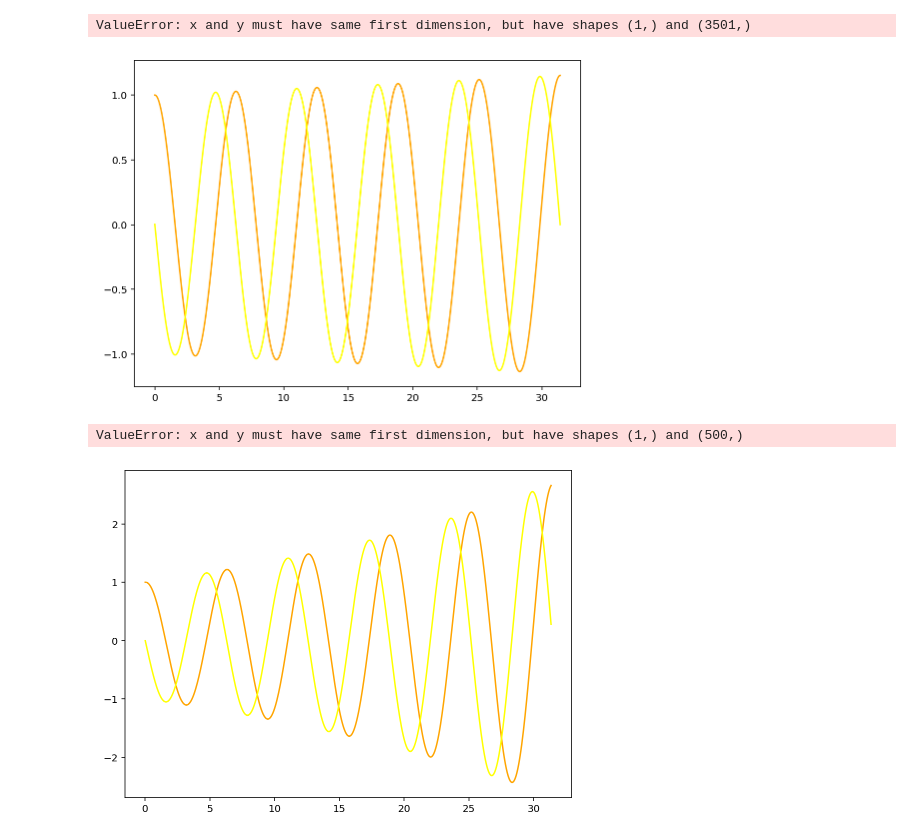
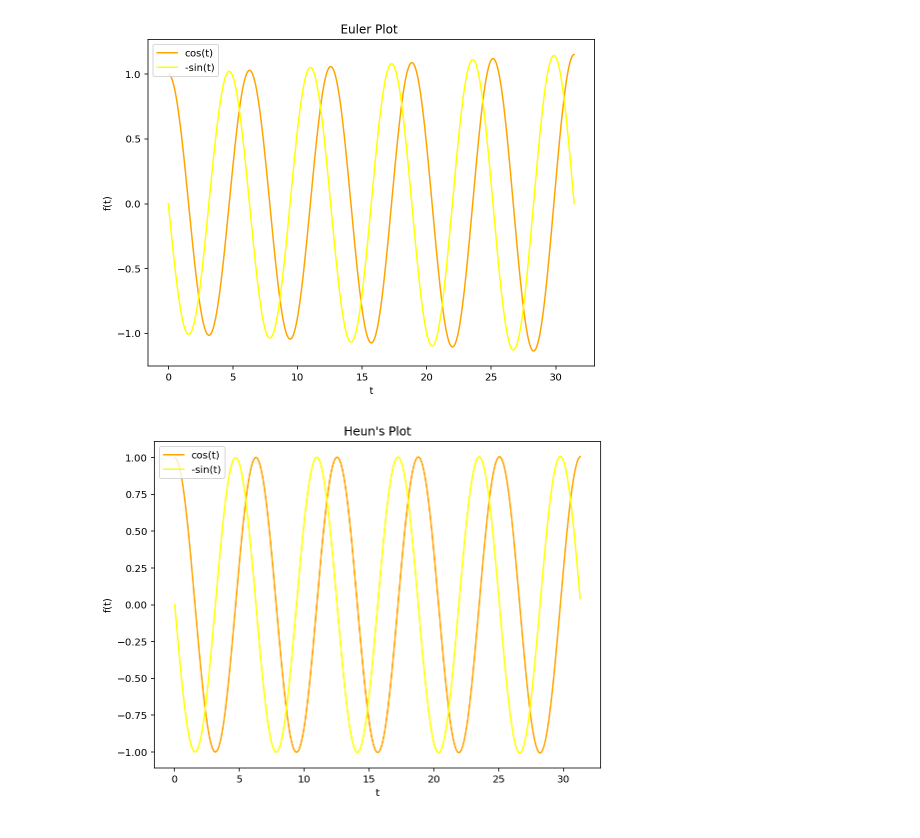
Before and after one commit to chapman-phys220-2018f/cw11-sorry-dressel, a Jupyter notebook: cw11.ipynb, the cells around one changed output. Drawn from its saved outputs; the diff is of its cells as text; code cells hidden in the pictures.

```diff
--- a/cw11.ipynb
+++ b/cw11.ipynb
@@ -10,20 +10,16 @@ def plot(setVals, N, title1):
     set2 = [x[1] for x in setVals]
     a.plot(np.arange(0, 10*np.pi, 2*np.pi/N), set1[0:-1], color= 'orange', label="cos(t)")
     a.plot(np.arange(0, 10*np.pi, 2*np.pi/N), set2[0:-1], color= 'yellow', label="-sin(t)")
-    a.plot(N,set1[0:-1],color="k",label='e vs x')
-    a.plot(N,set2[1,:-1],color="green",label='e vs y')
     a.set(xlabel = "t", ylabel="f(t)", title=title1)
     a.legend()
     a.grid
     plt.show()
 # %%
-plot((ode.euler_2(700, np.array([1, 0]))), 700, "Euler Plot 1")
+plot((ode.euler_2(700, np.array([1, 0]))), 700, "Euler Plot ")
 # %% [output]
-ValueError: x and y must have same first dimension, but have shapes (1,) and (3501,)
-[figure, old version]
+[figure, new version]
 # %%
-plot((ode.euler_2(100, np.array([1, 0]))), 100, "Euler Plot 1")
+plot((ode.Heuns_2(50, np.array([1, 0]))), 50, "Heun's Plot")
 # %% [output]
-ValueError: x and y must have same first dimension, but have shapes (1,) and (500,)
-[figure, old version]
+[figure, new version]
 # %%
```
Also changed, not shown: parts of 2 cells of this notebook, 1 other file.
